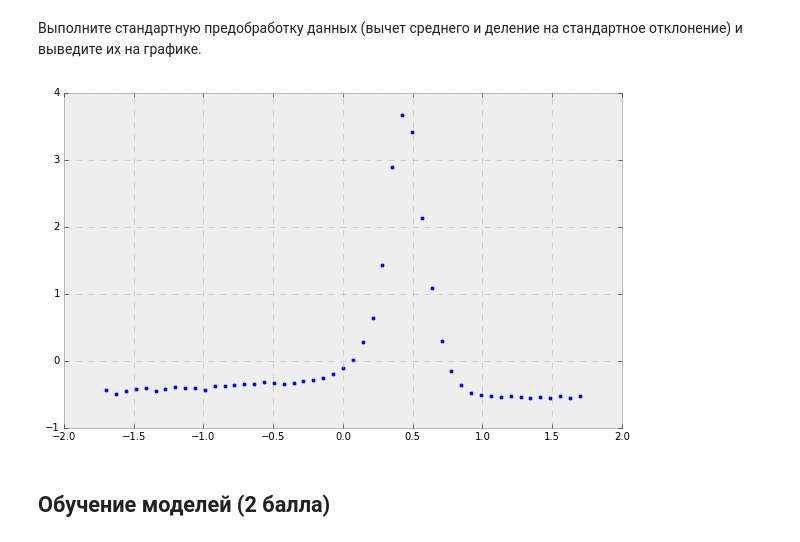
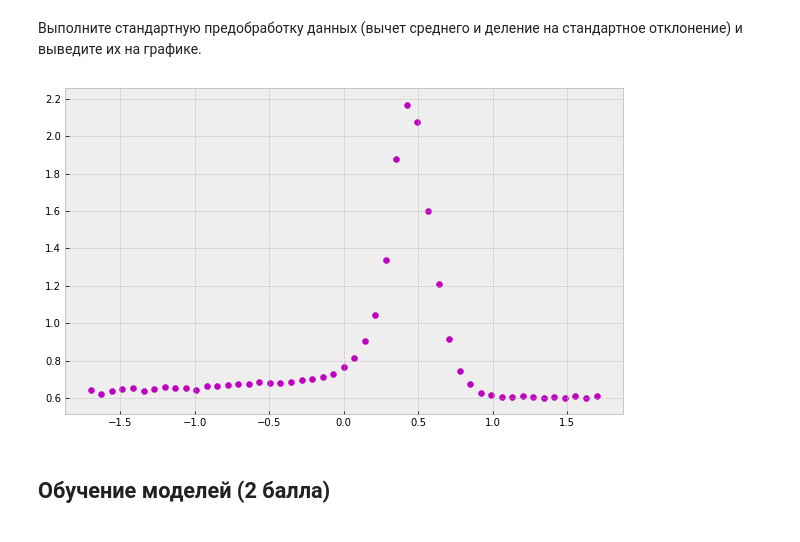
Before and after one commit to Sinopsys/IDA-HSE-2017-3-course, a Jupyter notebook: homeworks/hw1/IDA2HW1Kupriyanov.ipynb, the cells around one changed output. Saved outputs shown, nothing was run; the diff lists cells and outputs as text; code cells hidden in the pictures.

```diff
--- a/homeworks/hw1/IDA2HW1Kupriyanov.ipynb
+++ b/homeworks/hw1/IDA2HW1Kupriyanov.ipynb
@@ -46,14 +48,19 @@ df.head()
 ## Визуализация данных (1 балл)
 # %% [markdown]
 Выполните стандартную предобработку данных (вычет среднего и деление на стандартное отклонение) и выведите их на графике.
+# %%
+scaler = StandardScaler()
 # %%
-x_processed = (df['x'] - np.mean(df['x'])) / np.std(df['x'])
-y_processed = (df['y'] - np.mean(df['y'])) / np.std(df['y'])
+# x_processed = (df['x'] - np.mean(df['x'])) / np.std(df['x'])
+# y_processed = (df['y'] - np.mean(df['y'])) / np.std(df['y'])
+
+x_processed = scaler.fit_transform(df['x'].values.reshape(-1, 1))
+y = df['y'].values
 # %%
-plt.scatter(x_processed, y_processed);
+plt.scatter(x_processed, y, color='m');
 plt.show()
 # %% [output]
-[figure, old version]
+[figure, new version]
 # %% [markdown]
 ## Обучение моделей (2 балла)
 # %% [markdown]
```
Also changed, not shown: parts of 9 cells of this notebook.
